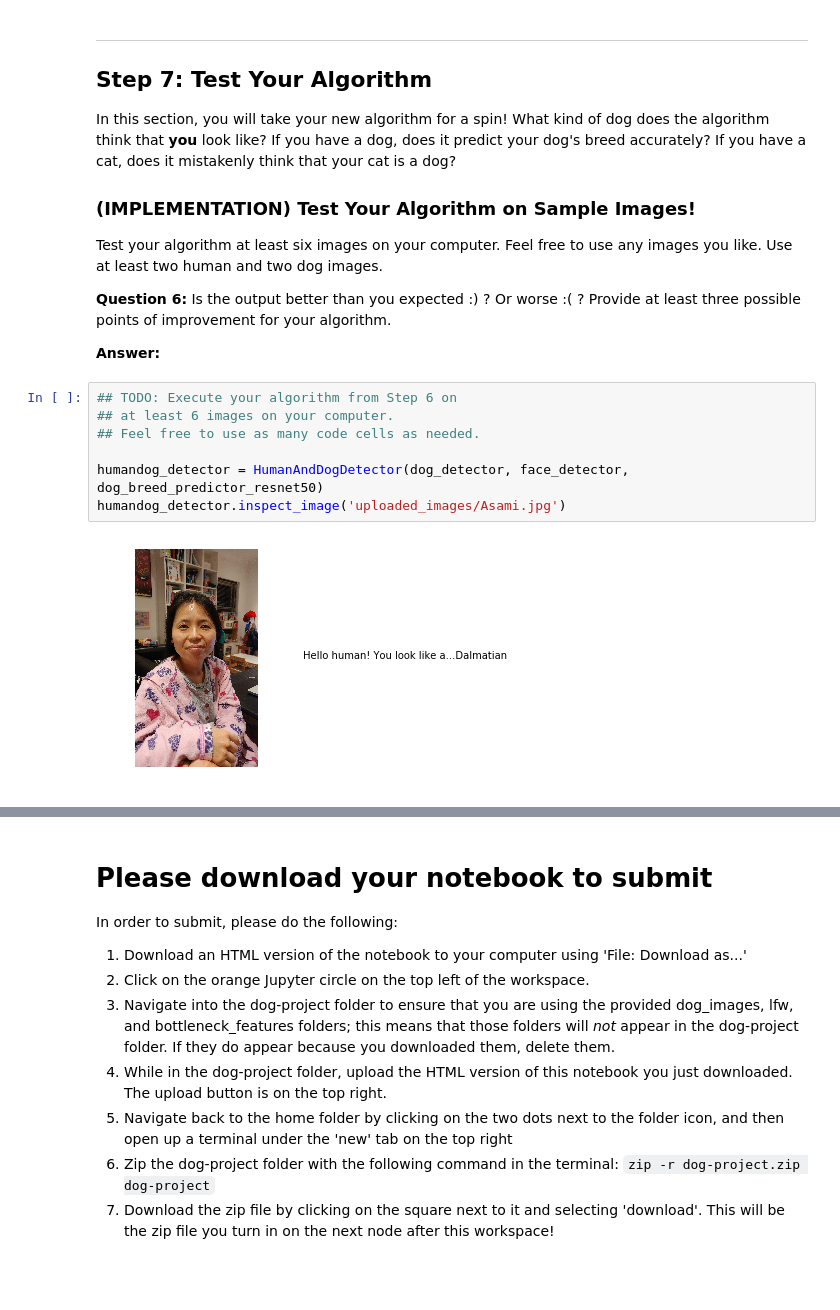
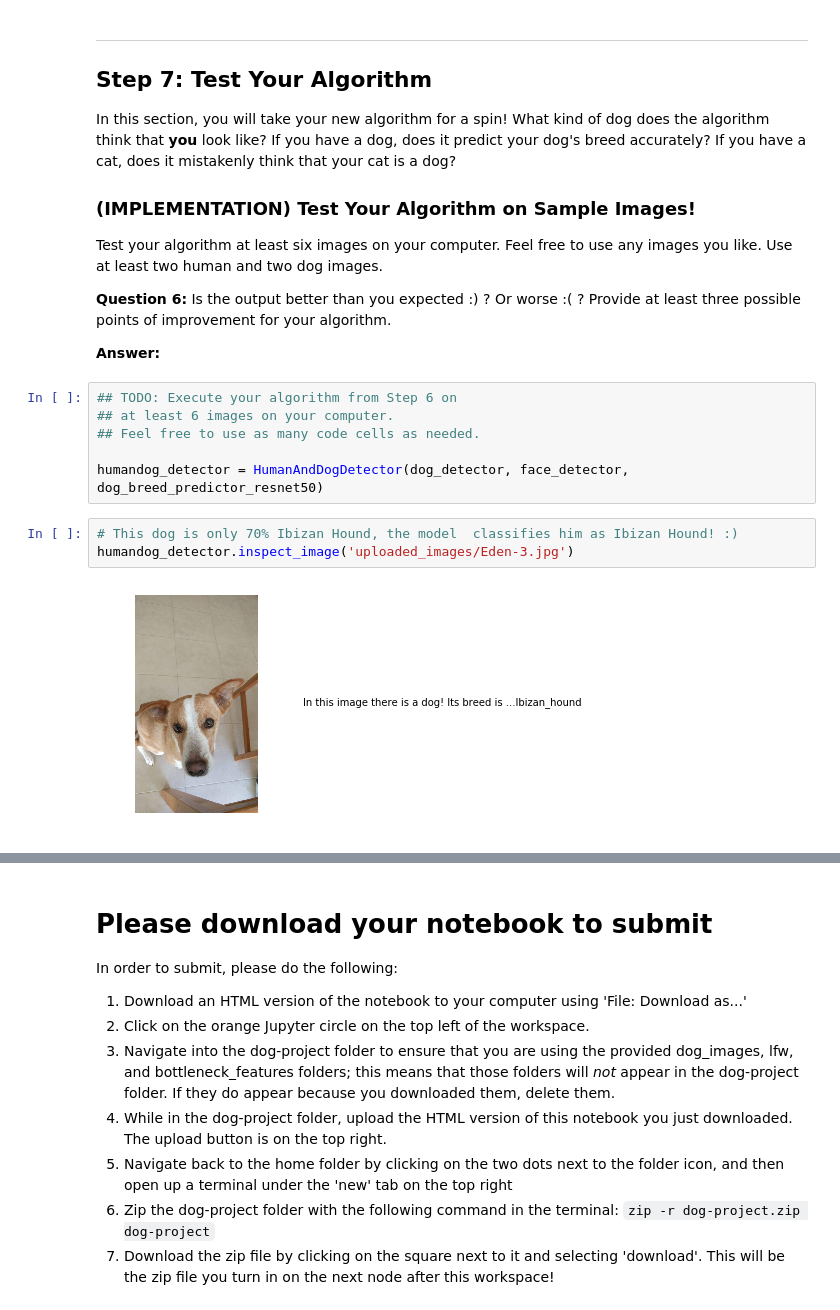
Before and after one commit to gromag/Dog-Breed-Predictor, a Jupyter notebook: dog_app.ipynb, the cells around one changed output, grey strips where cells are left out. Cells and saved outputs as stored; diff of their text form; blank space fills up the shorter version.

```diff
--- a/dog_app.ipynb
+++ b/dog_app.ipynb
@@ -829,6 +857,8 @@ __Answer:__
 ## Feel free to use as many code cells as needed.
 
 humandog_detector = HumanAndDogDetector(dog_detector, face_detector, dog_breed_predictor_resnet50)
-humandog_detector.inspect_image('uploaded_images/Asami.jpg')
-# %% [output]
-[figure, removed]
+# %%
+# This dog is only 70% Ibizan Hound, the model  classifies him as Ibizan Hound! :)
+humandog_detector.inspect_image('uploaded_images/Eden-3.jpg')
+# %% [output]
+[figure, added]
```
Also changed, not shown: parts of 26 cells of this notebook, 12 other files.
